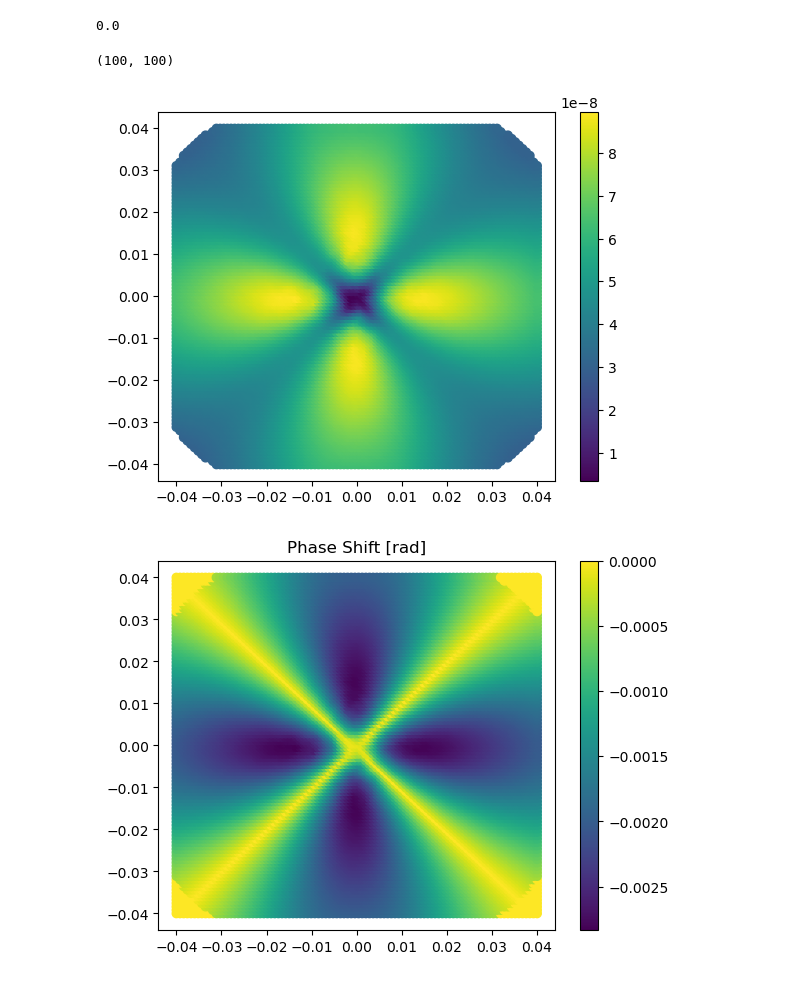
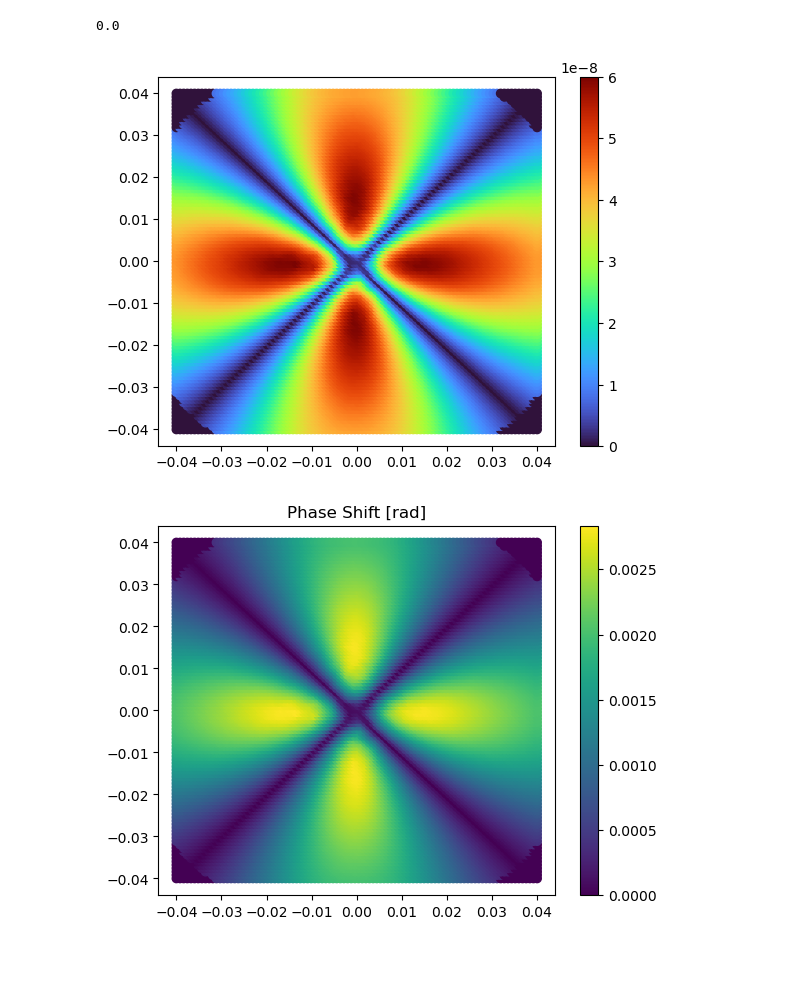
Before and after one commit to alexadam418/Birefringence, a Jupyter notebook: Heat_Birefringence.ipynb, the cells around one changed output. Saved outputs shown, nothing was run; the diff lists cells and outputs as text; code cells hidden in the pictures.

```diff
--- a/Heat_Birefringence.ipynb
+++ b/Heat_Birefringence.ipynb
@@ -598,7 +592,8 @@ x_line = np.linspace(0.01, 0.03 - tol, n)
 y_points = np.linspace(-0.04, 0.04, n)
 z_points = np.linspace(-0.04, 0.04, n)
 matrices = np.zeros((n, n, 2, 2), dtype=np.complex64)
-dn_mat = np.zeros((n, n, 1))
+dn_mat = np.zeros((n, n, 2))
+
 #yv, zv = np.meshgrid(y_points, z_points)
 # %%
 for k in range(n):
@@ -636,7 +631,7 @@ for k in range(n):
         for i in range(strain_values.shape[0]):
             line_mat = np.dot(line_mat,  wave_plate_mat(birefringence_line[(strain_values.shape[0]-1)-i], dist, wavelength, angle_line[(strain_values.shape[0]-1)-i]))
         matrices[k, j] = line_mat
-        dn_mat[k,j] = np.mean(birefringence_line)
+        dn_mat[k,j, 0] = np.mean(birefringence_line)
 # %%
 x_basis = np.array([1.0,0.0], dtype=np.float64)
 y_basis = np.array([0.0,1.0], dtype=np.float64)
@@ -651,13 +647,9 @@ x_pol_phase_x = np.zeros((n,n), dtype=np.float64)
 # %%
-x_pol_phase = np.arcsin(np.imag(x_polarisation/np.abs(x_polarisation)))
+x_pol_phase = np.angle(x_polarisation)
 x_pol_power = np.abs(x_polarisation)**2
-y_pol_phase = np.arcsin(np.imag(y_polarisation/np.abs(y_polarisation)))
+y_pol_phase = np.angle(y_polarisation)
 y_pol_power = np.abs(y_polarisation)**2
 yv, zv = np.meshgrid(y_points, z_points)
-# %%
-x_pol_phase_x.shape
-# %% [output]
-(100, 100)
 # %%
 x_pol_phase_x = x_pol_phase[:,:,0]
 x_pol_phase_y = x_pol_phase[:,:,1]
@@ -667,23 +659,25 @@ x_pol_power_x = x_pol_power[:,:,0]
 x_pol_power_y = x_pol_power[:,:,1]
 y_pol_power_x = y_pol_power[:,:,0]
 y_pol_power_y = y_pol_power[:,:,1]
+biref  = np.abs(y_pol_phase_y-x_pol_phase_x) /2/np.pi/0.03 * 1995e-9
 # %%
 plt.figure(1)
-plt.scatter(yv, zv, c=dn_mat)
-
+#plt.scatter(yv, zv, c=dn_mat[:,:,0])
+plt.scatter(yv, zv, c=biref, cmap="turbo")
 plt.colorbar()
 plt.savefig("birefringence_map.png")
+plt.show()
 # %% [output]
-[figure, old version]
+[figure, new version]
 # %%
 plt.figure(2)
-plt.scatter(yv, zv, c=x_pol_phase_x)
+plt.scatter(yv, zv, c=y_pol_phase_y)
 plt.colorbar()
 plt.title("Phase Shift [rad]")
 plt.savefig("x_to_x_phase_map.png")
 np.savetxt( "phase_map1.txt", x_pol_phase_x,)
 # %% [output]
-[figure, old version]
+[figure, new version]
 # %%
 plt.figure(3)
 plt.scatter(yv, zv, c=np.mod(x_pol_phase_y, np.pi))
```
Also changed, not shown: parts of 16 cells of this notebook.
